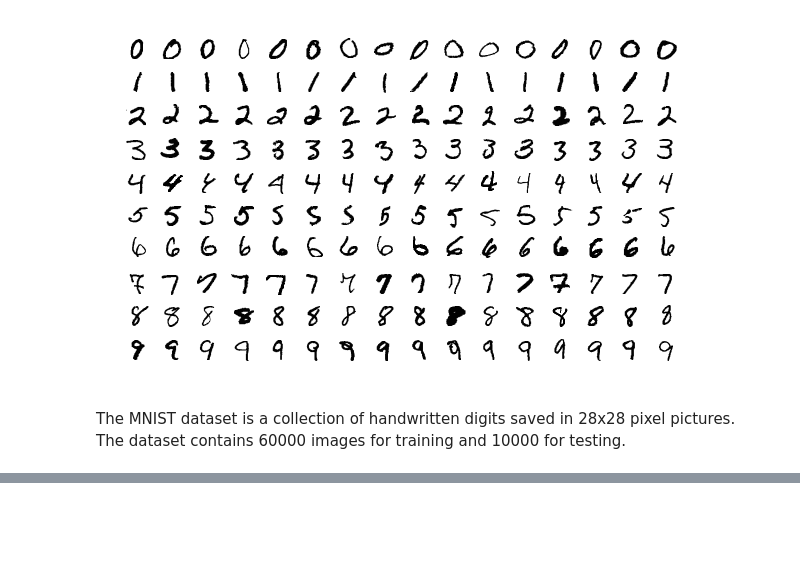
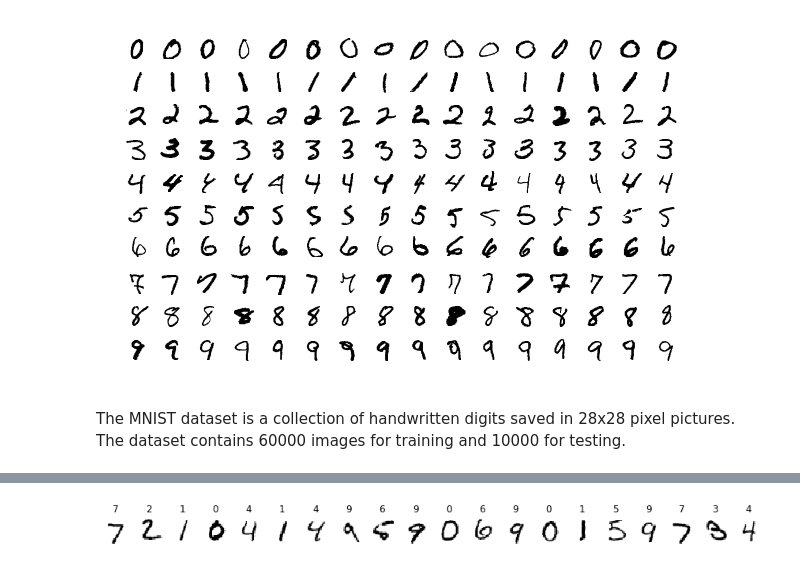
Before and after one commit to sebag90/NeuralNetwork, a Jupyter notebook: mnist.ipynb, the cells around one changed output, grey strips where cells are left out. Cells and saved outputs as stored; diff of their text form; code cells hidden in the pictures; blank space fills up the shorter version.

```diff
--- a/mnist.ipynb
+++ b/mnist.ipynb
@@ -56,4 +77,8 @@ Epoch 10/10
 # %%
 y_pred = net.predict(x_test)
+# %%
+show_pics(x_test, y_pred, 20)
+# %% [output]
+[figure, added]
 # %%
 # undo one hot encoding of the prediction
```
Also changed, not shown: parts of 11 cells of this notebook, 10 other files.
